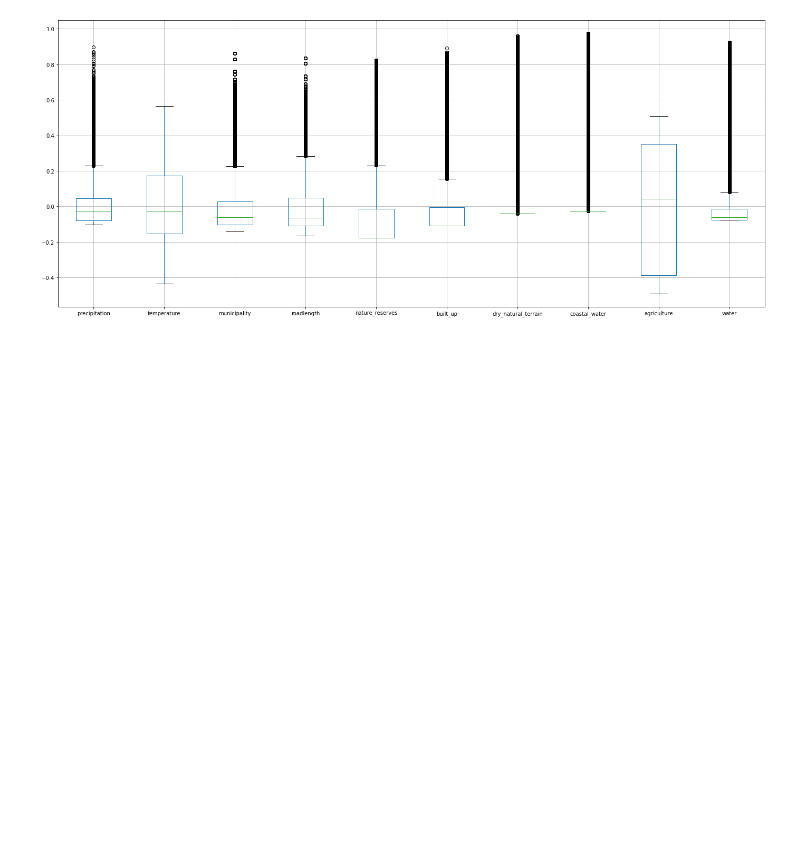
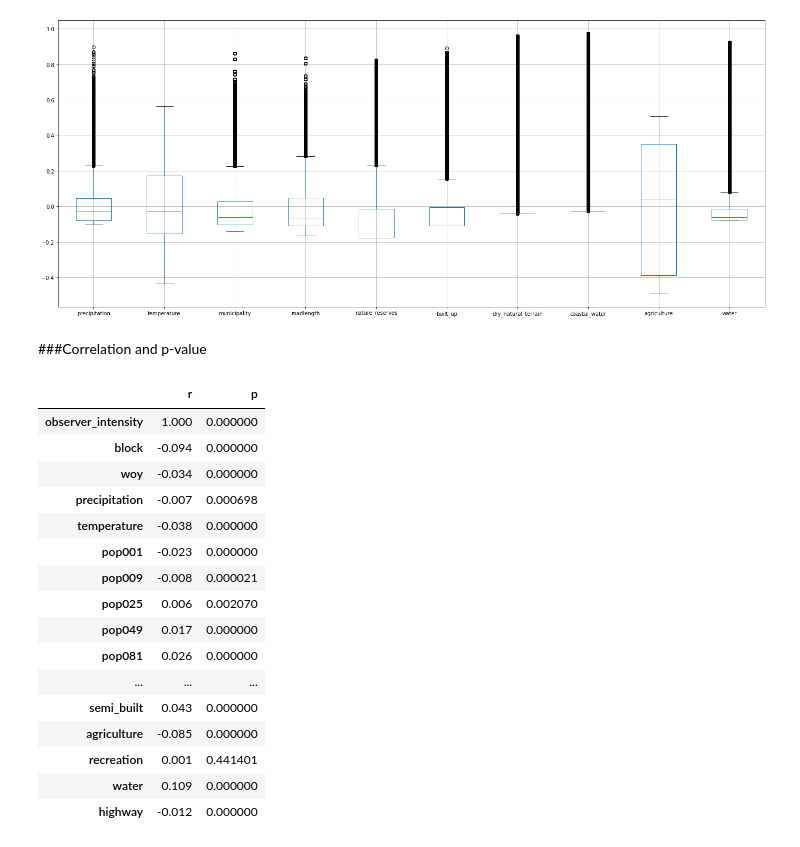
Before and after one commit to 3enedix/BGP_2021_B, a Jupyter notebook: expl_data_statistics.ipynb, the cells around one changed output. Cells and saved outputs as stored; diff of their text form; code cells hidden in the pictures; blank space fills up the shorter version.

```diff
--- a/expl_data_statistics.ipynb
+++ b/expl_data_statistics.ipynb
@@ -179,0 +233,29 @@ data_norm.boxplot(column=['precipitation', 'temperature', 'municipality', 'roadl
+# %% [markdown]
+###Correlation and p-value
+# %%
+df=data_norm_new.dropna()
+pnr_value = pd.DataFrame (columns=['r','p'])
+
+for col in data_norm_new:
+    if pd.api.types.is_numeric_dtype(df[col]):
+        r , p =stats.pearsonr (df.observer_intensity, df[col])
+        pnr_value.loc[col]=[round(r,3), round(p,9)]
+pnr_value
+# %% [output]
+|  | r | p |
+| observer_intensity | 1.000 | 0.000000 |
+| block | -0.094 | 0.000000 |
+| woy | -0.034 | 0.000000 |
+| precipitation | -0.007 | 0.000698 |
+| temperature | -0.038 | 0.000000 |
+| pop001 | -0.023 | 0.000000 |
+| pop009 | -0.008 | 0.000021 |
+| pop025 | 0.006 | 0.002070 |
+| pop049 | 0.017 | 0.000000 |
+| pop081 | 0.026 | 0.000000 |
+| ... | ... | ... |
+| semi_built | 0.043 | 0.000000 |
+| agriculture | -0.085 | 0.000000 |
+| recreation | 0.001 | 0.441401 |
+| water | 0.109 | 0.000000 |
+| highway | -0.012 | 0.000000 |
```
Also changed, not shown: parts of 6 cells of this notebook.
